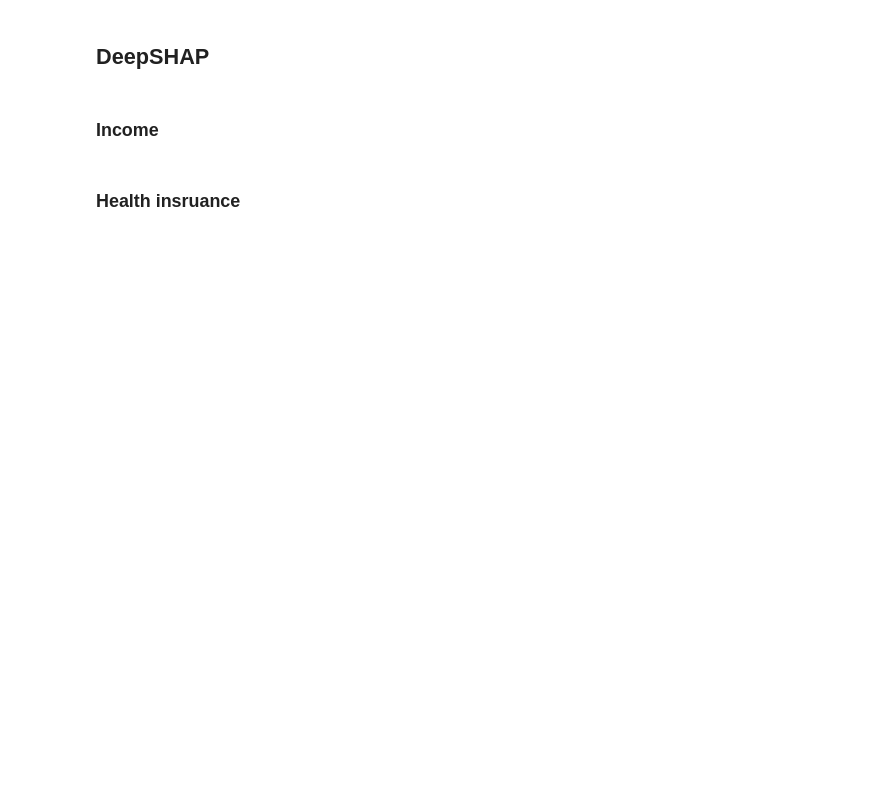
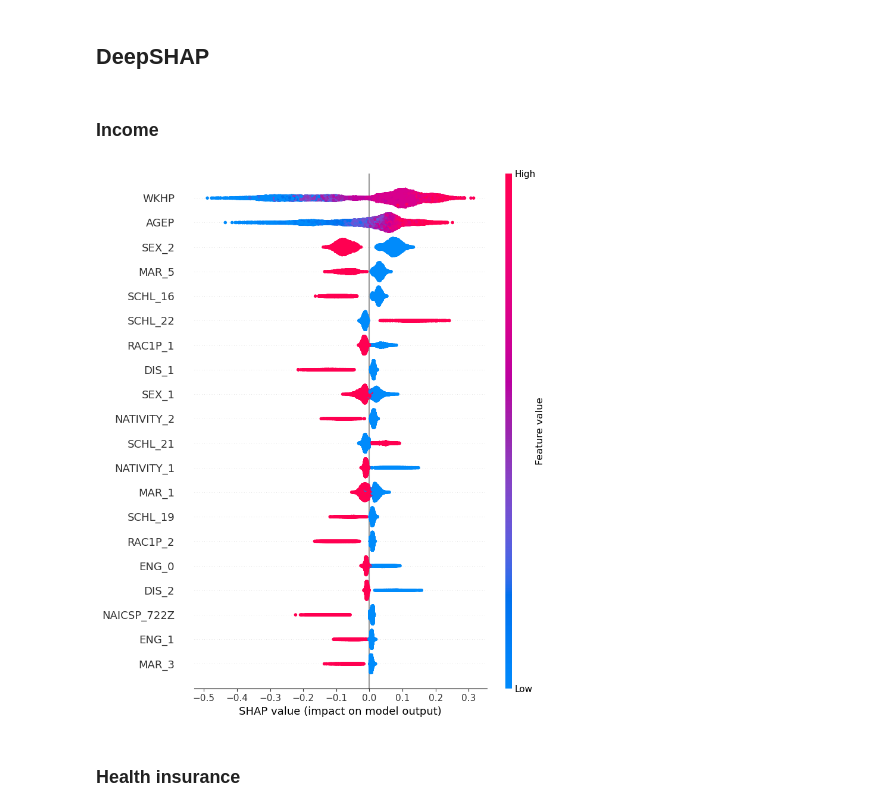
Before and after one commit to antisocialites/HCML, a Jupyter notebook: XGBoost/ACS_income_insurance.ipynb, the cells around one changed output. Drawn from its saved outputs; the diff is of its cells as text; code cells hidden in the pictures; blank space fills up the shorter version.

```diff
--- a/XGBoost/ACS_income_insurance.ipynb
+++ b/XGBoost/ACS_income_insurance.ipynb
@@ -322,7 +337,7 @@ def preprocess_healthcare_data(df):
     return X, y
 
 # Define the column transformer
-preprocessor = ColumnTransformer(
+preprocessor2 = ColumnTransformer(
     transformers=[
         ('cat', OneHotEncoder(handle_unknown='ignore', sparse_output=True), categorical_cols)
     ],
@@ -343,11 +358,11 @@ X_val, X_test, y_val, y_test_health = train_test_split(
 )
 
 # Fit and transform
-preprocessor.fit(X_train)
+preprocessor2.fit(X_train)
 
-X_train_health = preprocessor.transform(X_train)
-X_val_health   = preprocessor.transform(X_val)
-X_test_health  = preprocessor.transform(X_test)
+X_train_health = preprocessor2.transform(X_train)
+X_val_health   = preprocessor2.transform(X_val)
+X_test_health  = preprocessor2.transform(X_test)
 # %%
 y_train_health = y_train.to_numpy() if hasattr(y_train, "to_numpy") else y_train
 y_val_health = y_val.to_numpy() if hasattr(y_val, "to_numpy") else y_val
@@ -691,3 +783,30 @@ np.save('deep_shap_values_income.csv', deep_shap_values_income)
+# %%
+# sample representative background set and sample size
+background_size = 5000
+test_sample_size = 10000
+
+# stratified sample from training set
+sss_train = StratifiedShuffleSplit(n_splits=1, test_size=background_size, random_state=42)
+_ , background_idx = next(sss_train.split(X_train_income, y_train_income))
+
+# stratified sample from test set
+X_test_array = X_test_income.toarray() if hasattr(X_test_income, "toarray") else X_test_income
+sss_test = StratifiedShuffleSplit(n_splits=1, test_size=test_sample_size, random_state=42)
+_, test_sample_idx = next(sss_test.split(X_test_array, y_test_income))
+X_test_sample = X_test_array[test_sample_idx]
+
+# set background
+background = X_train_income[background_idx]
+background = background.toarray() if hasattr(background, "toarray") else background
+
+# DeepSHAP
+explainer_income_NN = shap.DeepExplainer(ffnn_model_income, background)
+deep_shap_values_income = explainer_income_NN.shap_values(X_test_sample).squeeze(-1)
+
+np.save('deep_shap_values.csv', deep_shap_values_income)
+shap.summary_plot(deep_shap_values_income, X_test_sample, feature_names=all_feature_names_income, max_display=20)
+# %% [output]
+[figure, added]
 # %% [markdown]
-### Health insruance
+### Health insurance
 # %%
```
Also changed, not shown: parts of 30 cells of this notebook.
